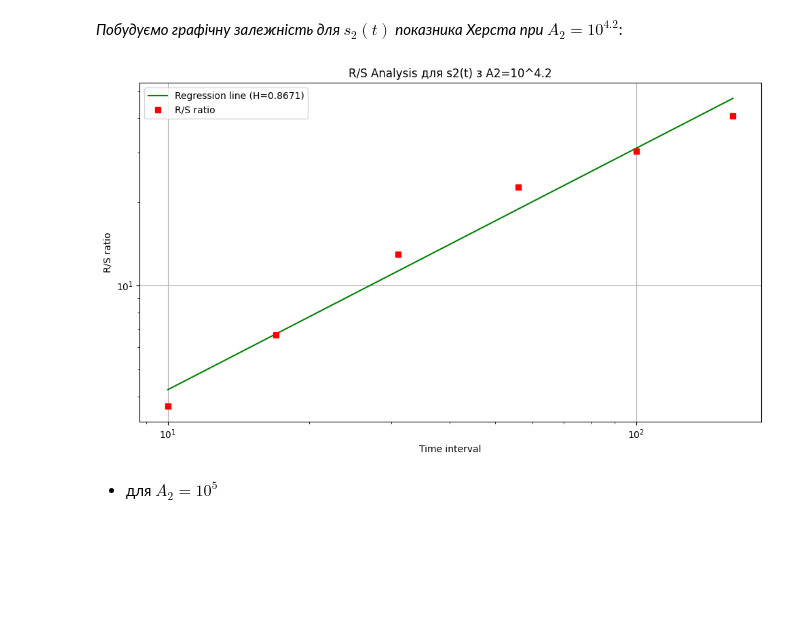
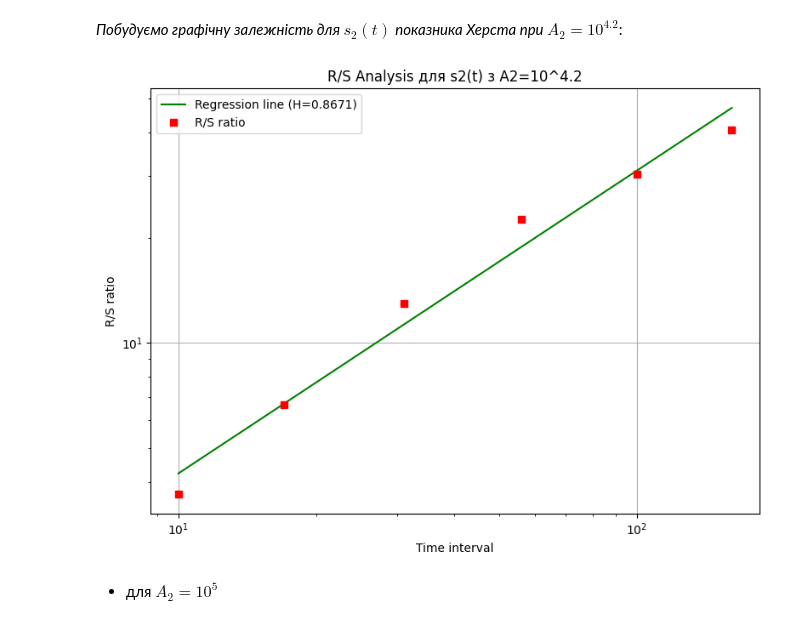
Before and after one commit to SerhiiMiroshnychenko/ScientificCalculations, a Jupyter notebook: Hurst/Hurst-analysis.ipynb, the cells around one changed output. Saved outputs shown, nothing was run; the diff lists cells and outputs as text; code cells hidden in the pictures; blank space fills up the shorter version.

```diff
--- a/Hurst/Hurst-analysis.ipynb
+++ b/Hurst/Hurst-analysis.ipynb
@@ -183,18 +183,18 @@ s2(t) та A_2 = 10^(4.2) : H=0.8671, c=0.5745
 # %% [markdown]
 *Побудуємо графічну залежність для $s_2(t)$ показника Херста при $A_2 = 10^{4.2}$*:
 # %%
-plt.figure(figsize=(10, 6))
+plt.figure(figsize=(8, 6))
 plt.loglog(data[0], c*data[0]**H, 'g-', label=f'Regression line (H={H:.4f})')
 plt.loglog(data[0], data[1], 'rs', label='R/S ratio')
 plt.title(f'R/S Analysis для s2(t) з A2=10^{np.log10(A2_values[0]):.1f}')
 plt.xlabel('Time interval')
 plt.ylabel('R/S ratio')
 plt.legend()
 plt.grid(True)
 plt.tight_layout()
 plt.show()
 # %% [output]
-[figure, old version]
+[figure, new version]
 # %% [markdown]
 * для $A_2 = 10^{5}$
 # %%
```
